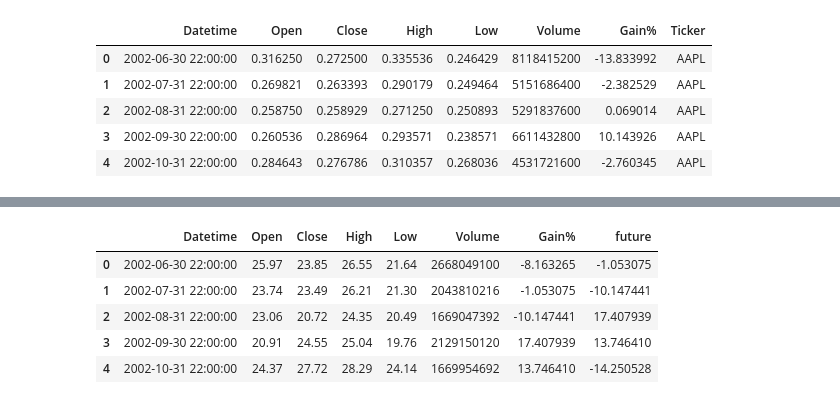
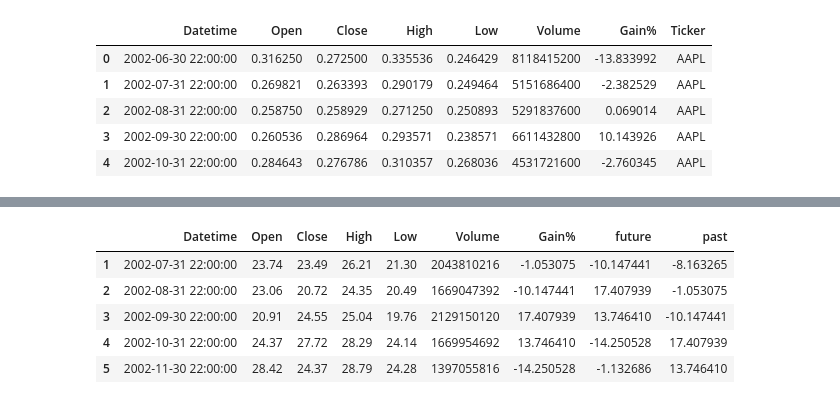
Before and after one commit to evanbruno617/Macroeconomic_Stock_Analysis, a Jupyter notebook: MachineLearning.ipynb, the cells around one changed output, grey strips where cells are left out. Cells and saved outputs as stored; diff of their text form; code cells hidden in the pictures.

```diff
--- a/MachineLearning.ipynb
+++ b/MachineLearning.ipynb
@@ -216,17 +217,18 @@ data.head()
 # %%
 #index to test/predict for
 tester = pd.read_csv("Extracting_Data/QQQ/QQQ_monthly_1_False.csv")
 #add a future column where shows the gain for next row
 tester['future'] = tester["Gain%"].shift(-1)
+tester['past'] = tester["Gain%"].shift(1)
 tester = tester.dropna()
 tester.head()
 # %% [output]
-|  | Datetime | Open | Close | High | Low | Volume | Gain% | future |
-| 0 | 2002-06-30 22:00:00 | 25.97 | 23.85 | 26.55 | 21.64 | 2668049100 | -8.163265 | -1.053075 |
-| 1 | 2002-07-31 22:00:00 | 23.74 | 23.49 | 26.21 | 21.30 | 2043810216 | -1.053075 | -10.147441 |
-| 2 | 2002-08-31 22:00:00 | 23.06 | 20.72 | 24.35 | 20.49 | 1669047392 | -10.147441 | 17.407939 |
-| 3 | 2002-09-30 22:00:00 | 20.91 | 24.55 | 25.04 | 19.76 | 2129150120 | 17.407939 | 13.746410 |
-| 4 | 2002-10-31 22:00:00 | 24.37 | 27.72 | 28.29 | 24.14 | 1669954692 | 13.746410 | -14.250528 |
+|  | Datetime | Open | Close | High | Low | Volume | Gain% | future | past |
+| 1 | 2002-07-31 22:00:00 | 23.74 | 23.49 | 26.21 | 21.30 | 2043810216 | -1.053075 | -10.147441 | -8.163265 |
+| 2 | 2002-08-31 22:00:00 | 23.06 | 20.72 | 24.35 | 20.49 | 1669047392 | -10.147441 | 17.407939 | -1.053075 |
+| 3 | 2002-09-30 22:00:00 | 20.91 | 24.55 | 25.04 | 19.76 | 2129150120 | 17.407939 | 13.746410 | -10.147441 |
+| 4 | 2002-10-31 22:00:00 | 24.37 | 27.72 | 28.29 | 24.14 | 1669954692 | 13.746410 | -14.250528 | 17.407939 |
+| 5 | 2002-11-30 22:00:00 | 28.42 | 24.37 | 28.79 | 24.28 | 1397055816 | -14.250528 | -1.132686 | 13.746410 |
 # %%
 R_g = []
 for x in tester["Gain%"]:
```
Also changed, not shown: parts of 17 cells of this notebook, 6 other files.
